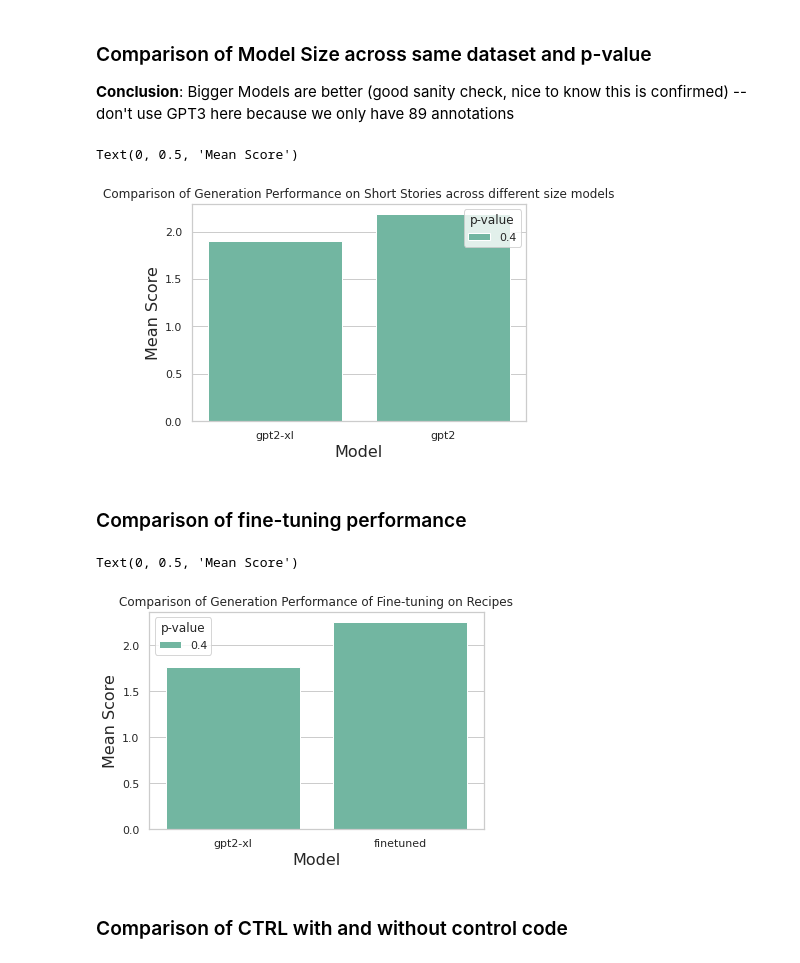
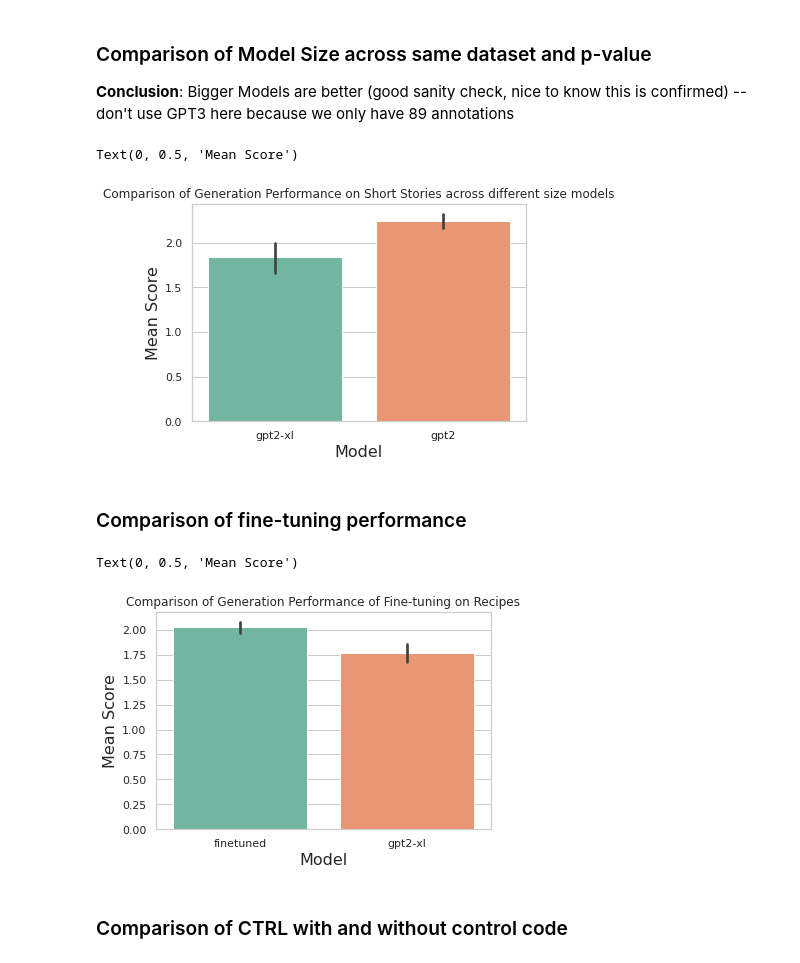
Before and after one commit to kirubarajan/roft, a Jupyter notebook: annotation/analysis/research.ipynb, the cells around one changed output. Cells and saved outputs as stored; diff of their text form; code cells hidden in the pictures.

Commit message:
Separated all-human examples, fixed recipes filtering, added error bars to other graphs

```diff
--- a/annotation/analysis/research.ipynb
+++ b/annotation/analysis/research.ipynb
@@ -145,16 +147,14 @@ full_df = full_df[~full_df['annotator'].isin([4415, 5349, 4644, 4334])]
 # %% [markdown]
 ## Filter out the extra all-human examples from Recipes
 # %%
-import random
-import collections
-recipe_frequencies = collections.Counter(full_df[full_df["playlist_name"]=="Recipes"]["boundary"])
+recipe_frequencies = collections.Counter(full_df[full_df["playlist_name"]=="Recipes"]["num_sentences"])
 print(recipe_frequencies)
-avg_freq_non_final = int(np.round(np.mean([recipe_frequencies[i] for i in range(9)])))
+avg_freq_non_final = int(np.round(np.mean([recipe_frequencies[i] for i in range(10)])))
 
 random.seed(2342)
 def filter_fn(row):
-  if (row["playlist_name"] == "Recipes") and (row["boundary"] == 9):
-    return random.random() < (avg_freq_non_final / recipe_frequencies[9])
+  if (row["playlist_name"] == "Recipes") and (row["num_sentences"] == 10):
+    return random.random() < (avg_freq_non_final / recipe_frequencies[10])
   else:
     return True
 full_df = full_df[full_df.apply(filter_fn, axis=1)]
@@ -447,3 +434,11 @@ Warning: Total number of columns (27) exceeds max_columns (20). Falling back to
+# %%
+def reassign_all_human_model(x):
+  if x['gen_body']:
+    return x['model']
+  else:
+    return 'human'
+
+full_df['model'] = full_df.apply(reassign_all_human_model, axis=1)
 # %% [markdown]
 # Helper Functions
 # %%
@@ -714,29 +734,29 @@ See the caveats in the documentation: https://pandas.pydata.org/pandas-docs/stab
 
 **Conclusion**: Bigger Models are better (good sanity check, nice to know this is confirmed) -- don't use GPT3 here because we only have 89 annotations
 # %%
-filtered_df = per_p_df[(per_p_df["playlist"]=="Short Stories") &
-                                     (per_p_df["p-value"]==0.4) &
-                                     (per_p_df["model"]!="davinci")]
+filtered_df = full_df[(full_df["dataset"]=="Short Stories") &
+                                     (full_df["dec_strat_value"]==0.4) &
+                                     (full_df["model"]!="davinci")]
 
-p = sns.barplot(x="model", y="mean_score", hue="p-value", data=filtered_df)
+p = sns.barplot(x="model", y="points", data=filtered_df, order=['gpt2-xl', 'gpt2'])
 p.set_title("Comparison of Generation Performance on Short Stories across different size models")
 p.set_xlabel("Model", fontsize = 16)
 p.set_ylabel("Mean Score", fontsize = 16)
 # %% [output]
 Text(0, 0.5, 'Mean Score')
-[figure, old version]
+[figure, new version]
 # %% [markdown]
 ### Comparison of fine-tuning performance
 # %%
-filtered_df = per_p_df[(per_p_df["playlist"]=="Recipes")]
+filtered_df = full_df[(full_df["dataset"]=="Recipes")]
 
-p = sns.barplot(x="model", y="mean_score", hue="p-value", data=filtered_df)
+p = sns.barplot(x="model", y="points", data=filtered_df, order=['finetuned', 'gpt2-xl'])
 p.set_title("Comparison of Generation Performance of Fine-tuning on Recipes")
 p.set_xlabel("Model", fontsize = 16)
 p.set_ylabel("Mean Score", fontsize = 16)
 # %% [output]
 Text(0, 0.5, 'Mean Score')
-[figure, old version]
+[figure, new version]
 # %% [markdown]
 ### Comparison of CTRL with and without control code
 # %%
```
Also changed, not shown: parts of 36 cells of this notebook.
